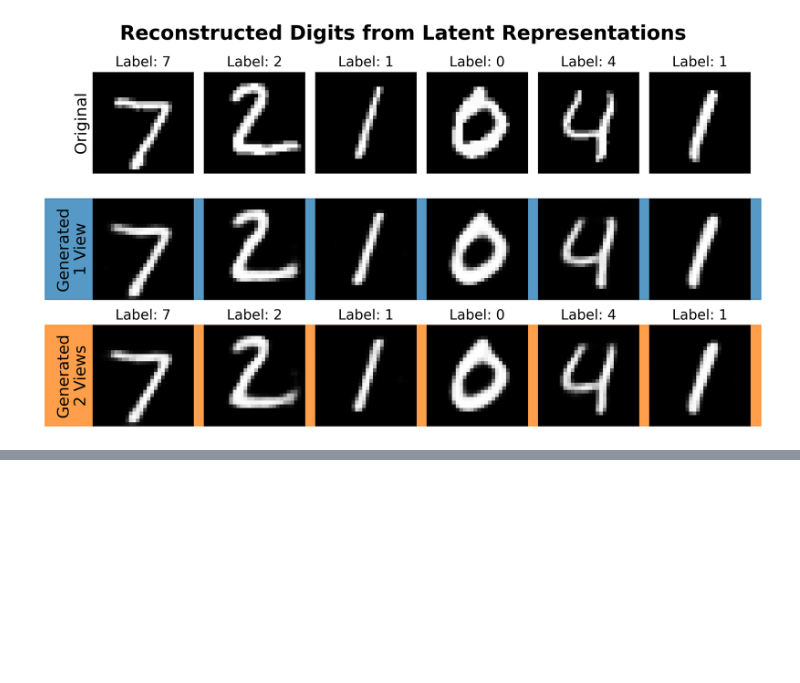
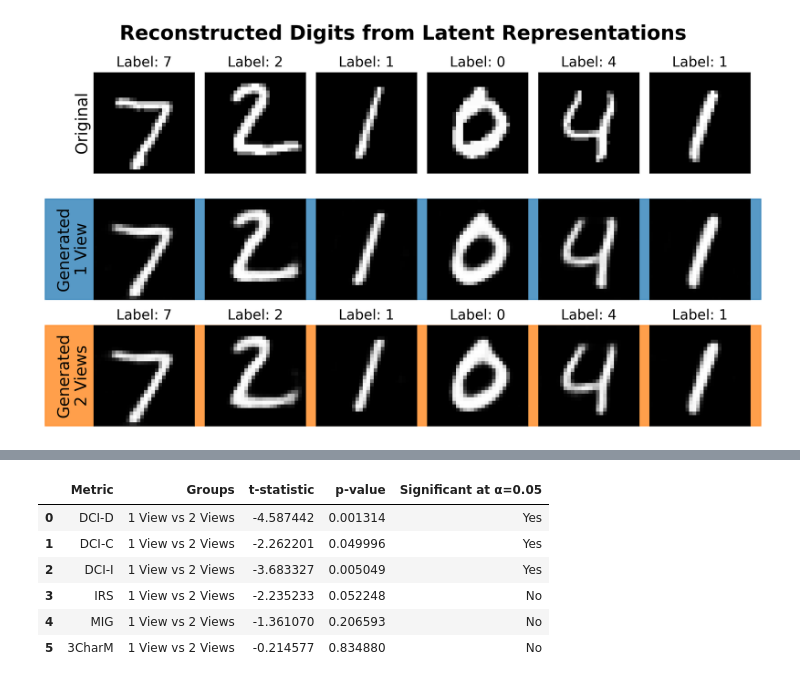
Before and after one commit to ClarysseArthur/VUB-MT-Development, a Jupyter notebook: Models/GenRKM-MNIST/StatTest.ipynb, the cells around one changed output, grey strips where cells are left out. Saved outputs shown, nothing was run; the diff lists cells and outputs as text; code cells hidden in the pictures; blank space fills up the shorter version.

```diff
--- a/Models/GenRKM-MNIST/StatTest.ipynb
+++ b/Models/GenRKM-MNIST/StatTest.ipynb
@@ -264,0 +540,57 @@ plt.show()
+# %%
+from scipy.stats import ttest_rel
+
+alpha = 0.05
+rows = []
+
+for metric_name, view_dict in score_lists.items():
+    group_names = list(view_dict.keys())
+
+    if len(group_names) == 2:
+        values_1 = np.asarray(view_dict[group_names[0]], dtype=float)
+        values_2 = np.asarray(view_dict[group_names[1]], dtype=float)
+
+        # Keep only paired observations where both values are valid
+        valid_mask = ~np.isnan(values_1) & ~np.isnan(values_2)
+
+        values_1 = values_1[valid_mask]
+        values_2 = values_2[valid_mask]
+
+        if len(values_1) > 1 and len(values_2) > 1:
+            t_stat, p_value = ttest_rel(values_1, values_2)
+
+            rows.append({
+                'Metric': metric_name,
+                'Groups': f'{group_names[0]} vs {group_names[1]}',
+                't-statistic': t_stat,
+                'p-value': p_value,
+                'Significant at α=0.05': 'Yes' if p_value < alpha else 'No'
+            })
+        else:
+            rows.append({
+                'Metric': metric_name,
+                'Groups': f'{group_names[0]} vs {group_names[1]}',
+                't-statistic': np.nan,
+                'p-value': np.nan,
+                'Significant at α=0.05': 'Too few valid pairs'
+            })
+    else:
+        rows.append({
+            'Metric': metric_name,
+            'Groups': ', '.join(group_names),
+            't-statistic': np.nan,
+            'p-value': np.nan,
+            'Significant at α=0.05': 'Needs exactly 2 groups'
+        })
+
+paired_ttest_results = pd.DataFrame(rows)
+
+paired_ttest_results
+# %% [output]
+|  | Metric | Groups | t-statistic | p-value | Significant at α=0.05 |
+| 0 | DCI-D | 1 View vs 2 Views | -4.587442 | 0.001314 | Yes |
+| 1 | DCI-C | 1 View vs 2 Views | -2.262201 | 0.049996 | Yes |
+| 2 | DCI-I | 1 View vs 2 Views | -3.683327 | 0.005049 | Yes |
+| 3 | IRS | 1 View vs 2 Views | -2.235233 | 0.052248 | No |
+| 4 | MIG | 1 View vs 2 Views | -1.361070 | 0.206593 | No |
+| 5 | 3CharM | 1 View vs 2 Views | -0.214577 | 0.834880 | No |
```
Also changed, not shown: parts of 12 cells of this notebook, 5 other files.
